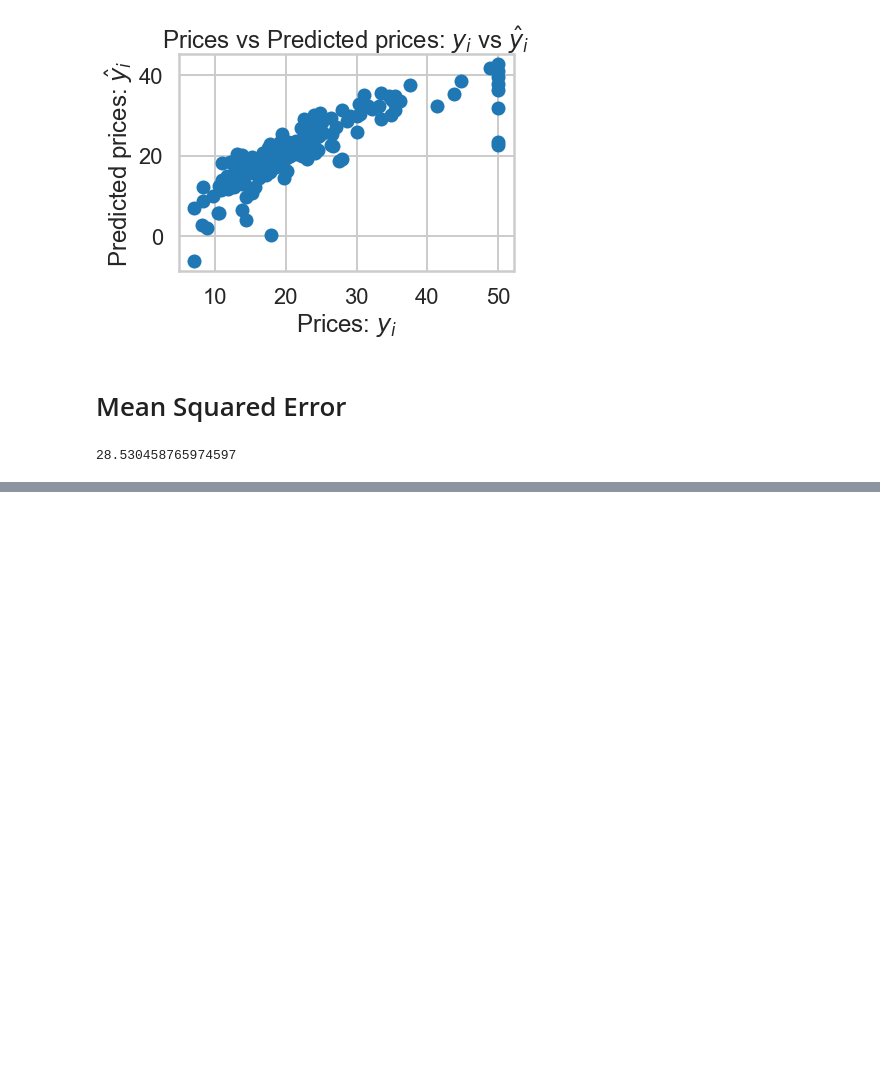
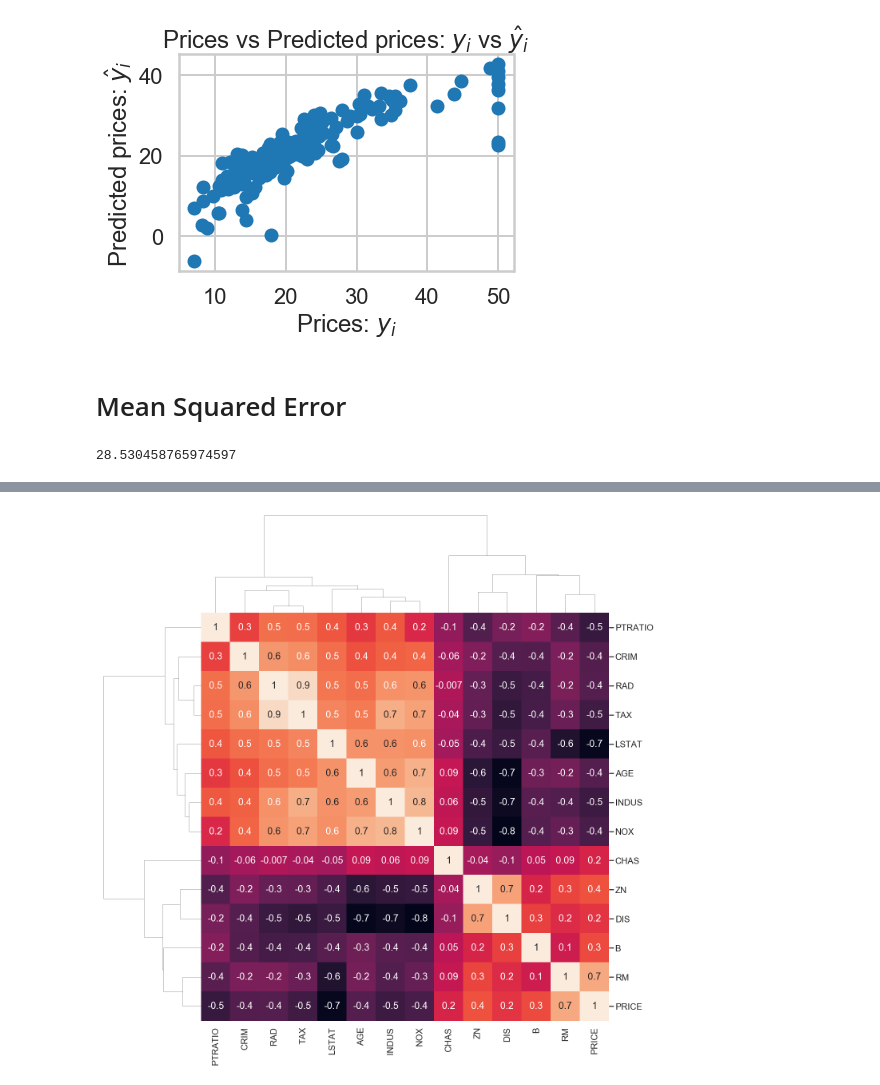
Before and after one commit to jvfe/ml4humans-exercises, a Jupyter notebook: 2.1/regression_housing.ipynb, the cells around one changed output, grey strips where cells are left out. Drawn from its saved outputs; the diff is of its cells as text; code cells hidden in the pictures; blank space fills up the shorter version.

```diff
--- a/2.1/regression_housing.ipynb
+++ b/2.1/regression_housing.ipynb
@@ -120,0 +128,5 @@ mse
+# %%
+sns.clustermap(bos.corr(), figsize=(20,20), annot=True, fmt='.1g', cbar_pos=None)
+plt.show()
+# %% [output]
+[figure, added]
```
Also changed, not shown: parts of 4 cells of this notebook.
